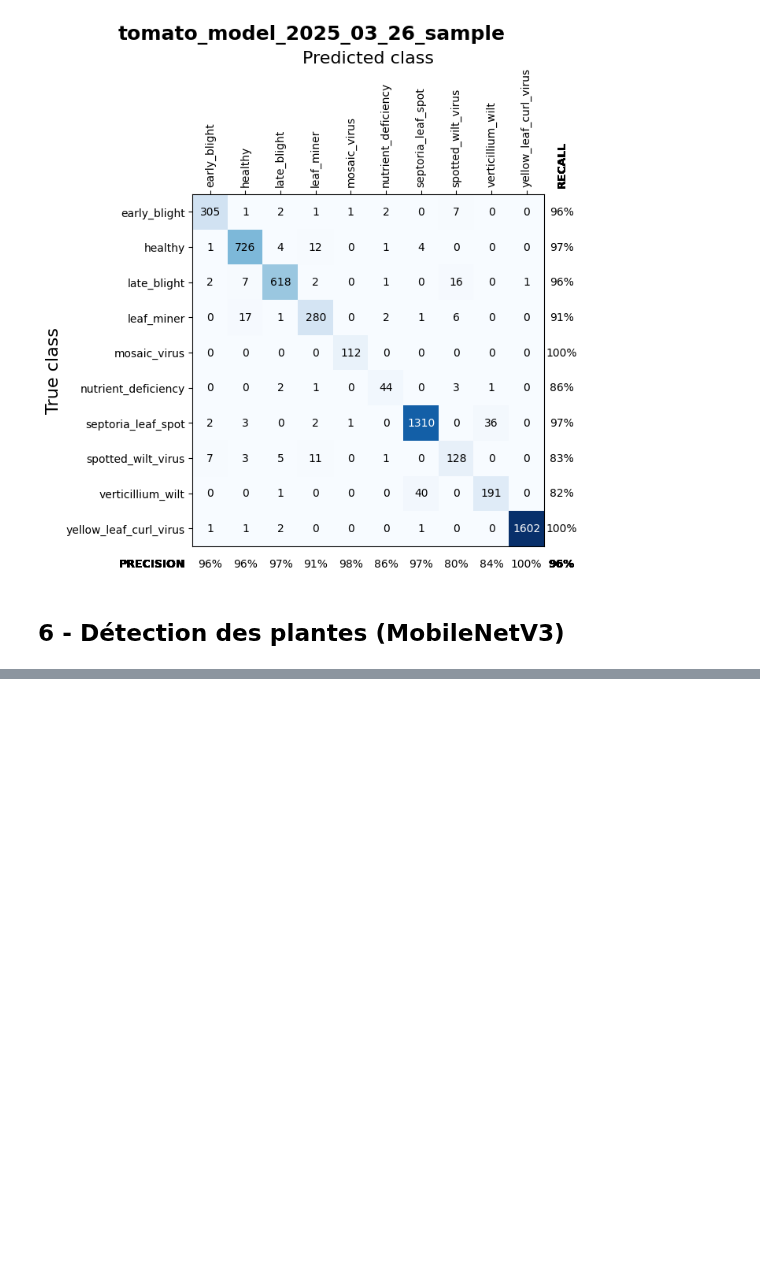
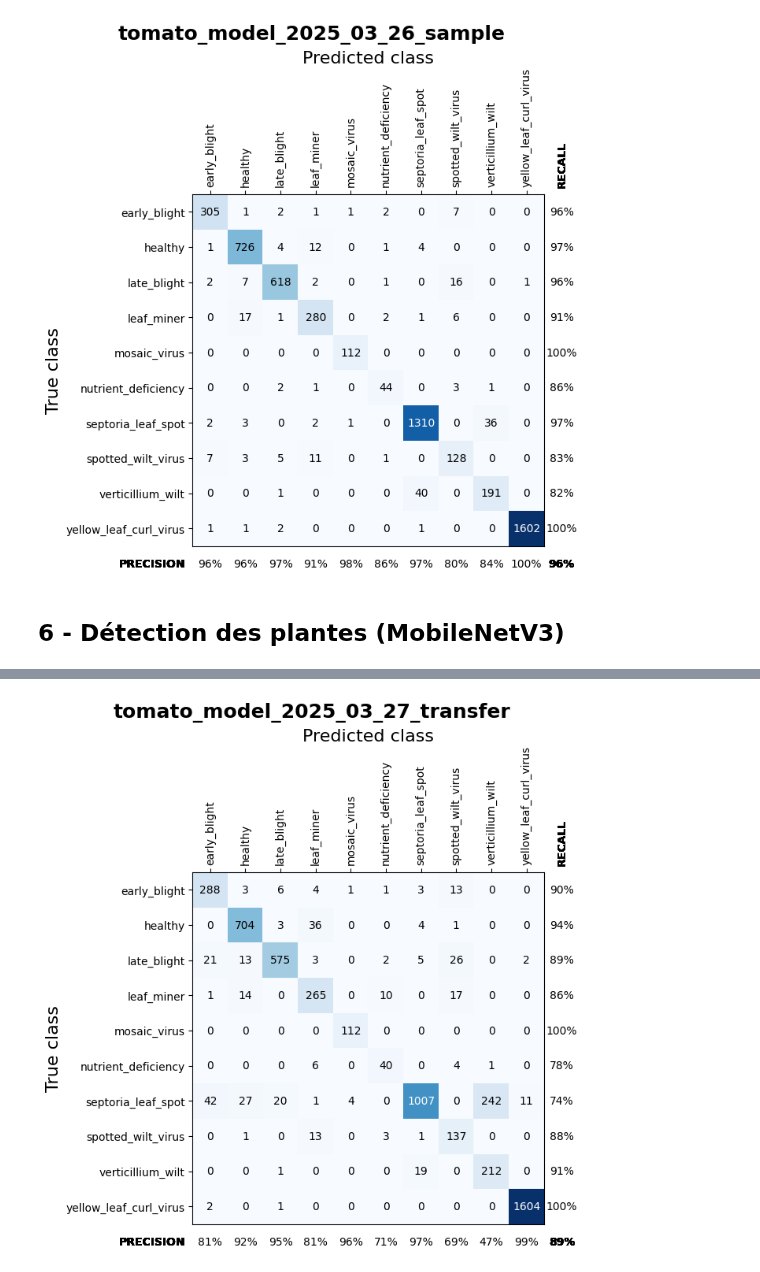
Before and after one commit to maxbhardy/happybud, a Jupyter notebook: training/model_validation.ipynb, the cells around one changed output, grey strips where cells are left out. Saved outputs shown, nothing was run; the diff lists cells and outputs as text; code cells hidden in the pictures; blank space fills up the shorter version.

Commit message:
Model validation...

```diff
--- a/training/model_validation.ipynb
+++ b/training/model_validation.ipynb
@@ -373,0 +361,32 @@ fig.savefig("results/plant_model_2025_03_21.png", dpi=300)
+# %%
+# On loade les résultats
+test_results = pd.read_csv(
+    "results/tomato_model_2025_03_27_transfer.csv",
+    index_col=0,
+    dtype={
+        "filename": str,
+        "source": "category",
+        "subset": "category",
+        "class": "category",
+        "pred": "category",
+    },
+)
+
+# On s'assure que les catégories sont les mêmes
+test_results["pred"] = test_results["pred"].cat.set_categories(
+    test_results["class"].cat.categories
+)
+# %%
+%matplotlib inline
+
+# On calcule et affiche la matrice de confusion
+confusion_matrix = compute_confusion_matrix(
+    test_results["class"].cat.codes,
+    test_results["pred"].cat.codes,
+    test_results["class"].cat.categories,
+)
+
+fig = display_confusion_matrix(confusion_matrix, title="tomato_model_2025_03_27_transfer")
+fig.savefig("results/tomato_model_2025_03_27_transfer.png", dpi=300)
+# %% [output]
+[figure, added]
```
Also changed, not shown: parts of 3 cells of this notebook.
